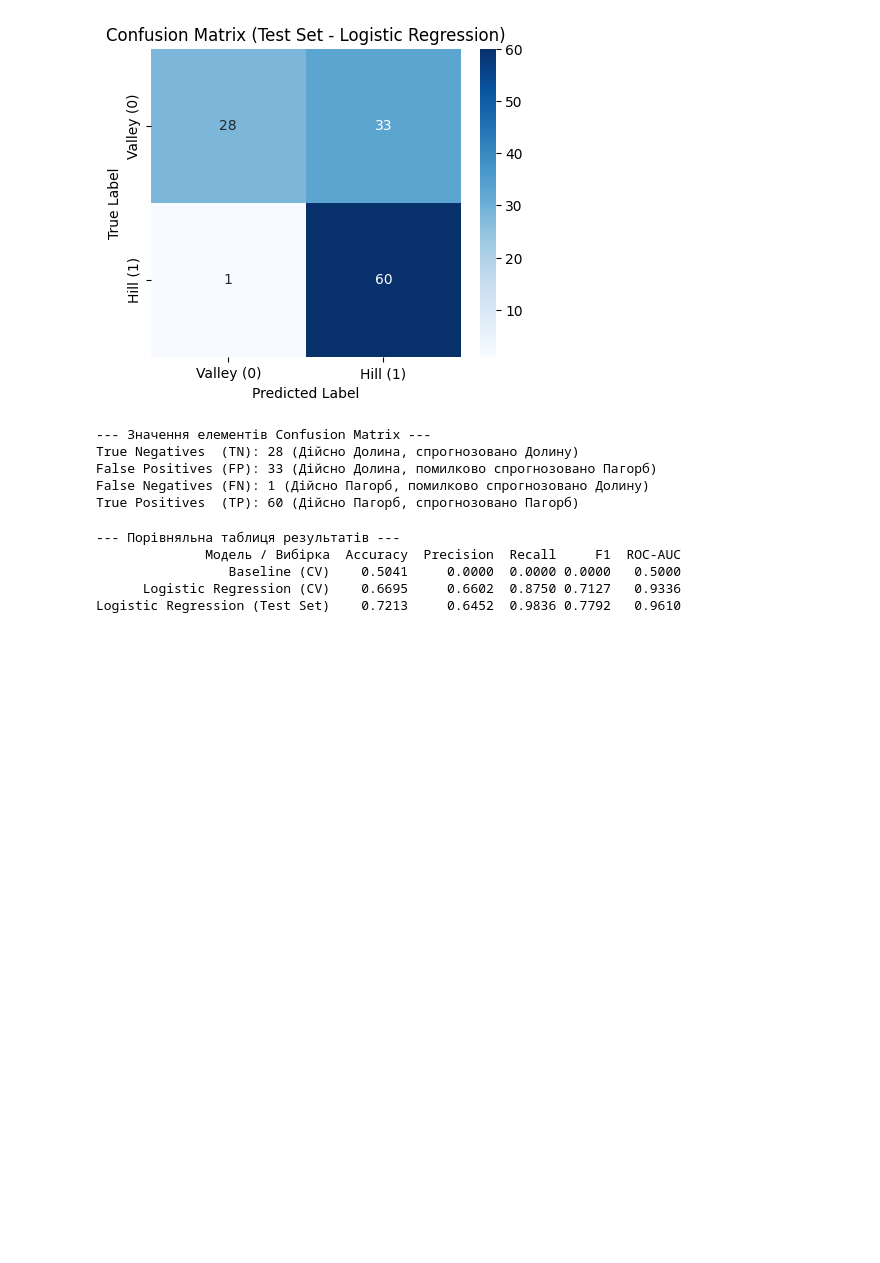
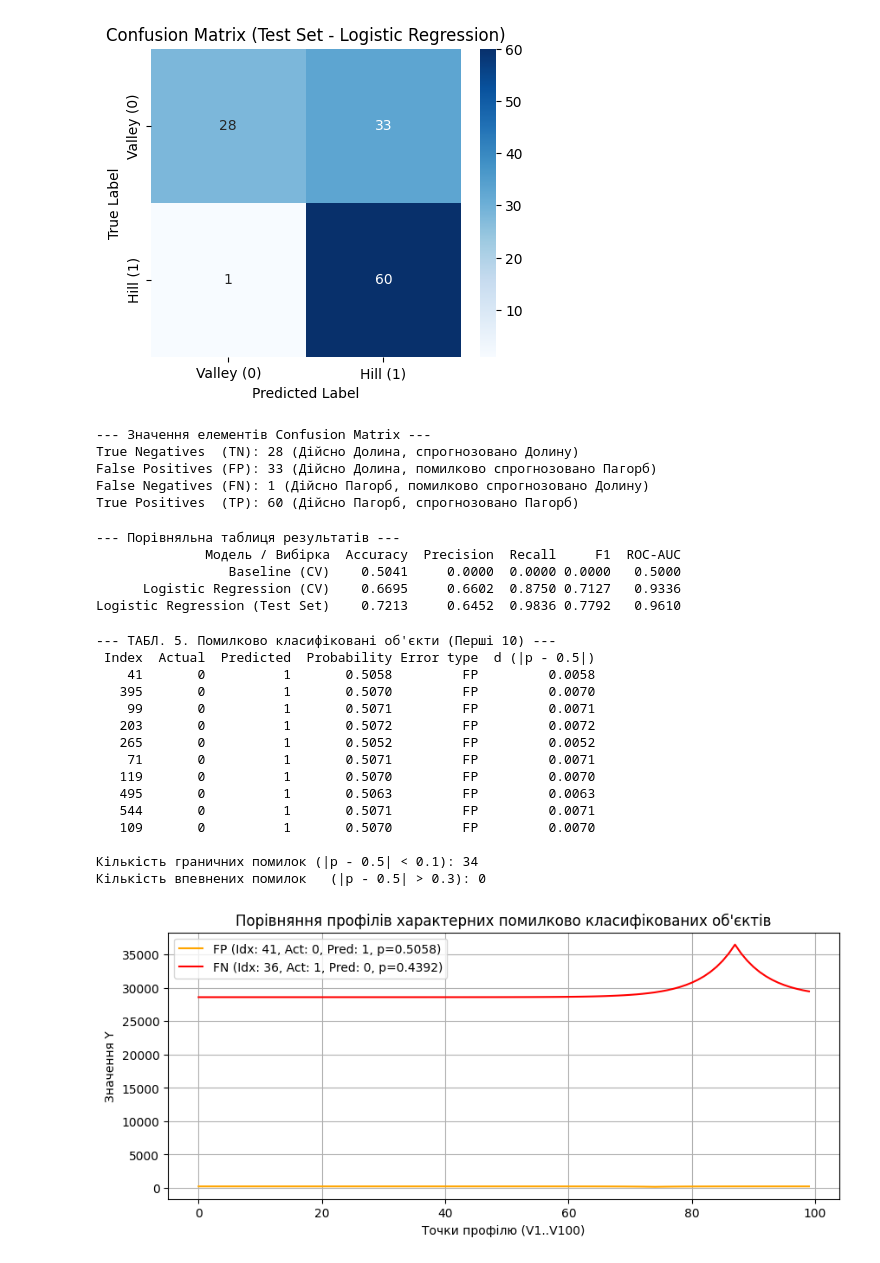
Before and after one commit to Yaroslav071315/machine-learning-course-volovnyk, a Jupyter notebook: lab02/notebook/lab02.ipynb, the cells around one changed output. Cells and saved outputs as stored; diff of their text form; code cells hidden in the pictures; blank space fills up the shorter version.

```diff
--- a/lab02/notebook/lab02.ipynb
+++ b/lab02/notebook/lab02.ipynb
@@ -355,3 +355,75 @@ print(df_final_comparison.round(4).to_string(index=False))
                  Baseline (CV)    0.5041     0.0000  0.0000 0.0000   0.5000
       Logistic Regression (CV)    0.6695     0.6602  0.8750 0.7127   0.9336
 Logistic Regression (Test Set)    0.7213     0.6452  0.9836 0.7792   0.9610
+# %%
+# ==============================================================================
+# ЕТАП 9. АНАЛІЗ ПОМИЛКОВО КЛАСИФІКОВАНИХ ОБ'ЄКТІВ
+# ==============================================================================
+import numpy as np
+import pandas as pd
+import matplotlib.pyplot as plt
+
+# 9.1 Формування таблиці помилок з розрахунком d = |p - 0.5|
+test_indices = y_test.index
+errors_mask = y_test.values != y_pred
+
+df_errors = pd.DataFrame({
+    'Index': test_indices[errors_mask],
+    'Actual': y_test.values[errors_mask],
+    'Predicted': y_pred[errors_mask],
+    'Probability': y_proba[errors_mask]
+})
+
+df_errors['Error type'] = np.where(
+    (df_errors['Actual'] == 0) & (df_errors['Predicted'] == 1), 'FP', 'FN'
+)
+df_errors['d (|p - 0.5|)'] = (df_errors['Probability'] - 0.5).abs().round(4)
+df_errors['Probability'] = df_errors['Probability'].round(4)
+
+print("--- ТАБЛ. 5. Помилково класифіковані об'єкти (Перші 10) ---")
+print(df_errors.head(10).to_string(index=False))
+
+# 9.2 Аналіз впевненості моделі в помилках
+borderline_errors = df_errors[df_errors['d (|p - 0.5|)'] < 0.1]
+confident_errors = df_errors[df_errors['d (|p - 0.5|)'] > 0.3]
+
+print(f"\nКількість граничних помилок (|p - 0.5| < 0.1): {len(borderline_errors)}")
+print(f"Кількість впевнених помилок   (|p - 0.5| > 0.3): {len(confident_errors)}")
+
+# 9.3 Візуалізація профілів для характерних FP та FN
+plt.figure(figsize=(10, 4))
+
+if not df_errors[df_errors['Error type'] == 'FP'].empty:
+    fp_row = df_errors[df_errors['Error type'] == 'FP'].iloc[0]
+    plt.plot(X_test.loc[fp_row['Index']].values,
+             label=f"FP (Idx: {fp_row['Index']}, Act: 0, Pred: 1, p={fp_row['Probability']})", color='orange')
+
+if not df_errors[df_errors['Error type'] == 'FN'].empty:
+    fn_row = df_errors[df_errors['Error type'] == 'FN'].iloc[0]
+    plt.plot(X_test.loc[fn_row['Index']].values,
+             label=f"FN (Idx: {fn_row['Index']}, Act: 1, Pred: 0, p={fn_row['Probability']})", color='red')
+
+plt.title("Порівняння профілів характерних помилково класифікованих об'єктів")
+plt.xlabel("Точки профілю (V1..V100)")
+plt.ylabel("Значення Y")
+plt.legend()
+plt.grid(True)
+plt.savefig('../figures/error_profiles.png', bbox_inches='tight')
+plt.show()
+# %% [output]
+--- ТАБЛ. 5. Помилково класифіковані об'єкти (Перші 10) ---
+ Index  Actual  Predicted  Probability Error type  d (|p - 0.5|)
+    41       0          1       0.5058         FP         0.0058
+   395       0          1       0.5070         FP         0.0070
+    99       0          1       0.5071         FP         0.0071
+   203       0          1       0.5072         FP         0.0072
+   265       0          1       0.5052         FP         0.0052
+    71       0          1       0.5071         FP         0.0071
+   119       0          1       0.5070         FP         0.0070
+   495       0          1       0.5063         FP         0.0063
+   544       0          1       0.5071         FP         0.0071
+   109       0          1       0.5070         FP         0.0070
+
+Кількість граничних помилок (|p - 0.5| < 0.1): 34
+Кількість впевнених помилок   (|p - 0.5| > 0.3): 0
+[figure, added]
```
Also changed, not shown: 2 other files.
